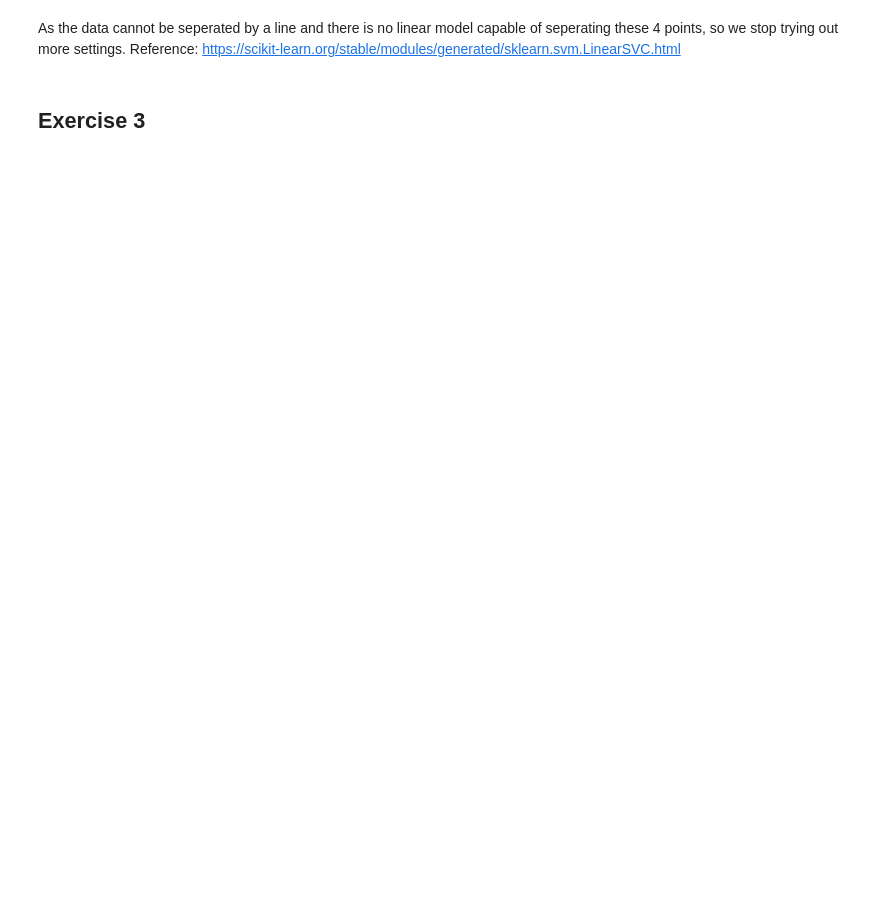
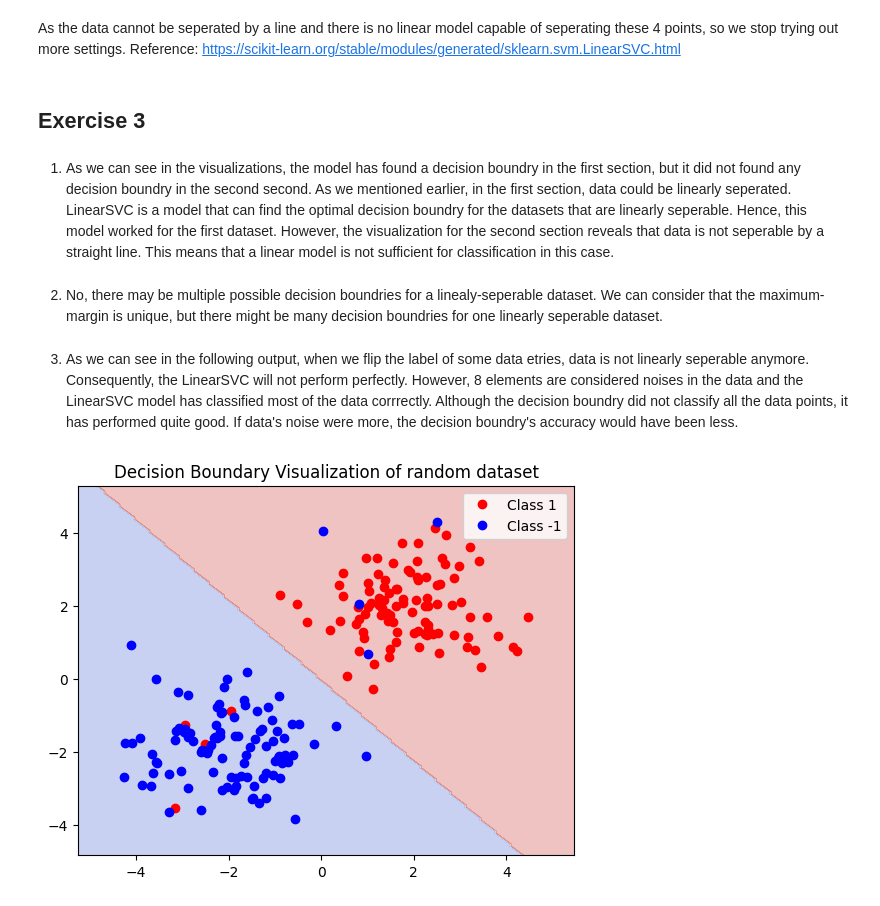
Before and after one commit to mahsaama/NeuralNetworks, a Jupyter notebook: Assignment1/assignment1.ipynb, the cells around one changed output. Saved outputs shown, nothing was run; the diff lists cells and outputs as text; code cells hidden in the pictures; blank space fills up the shorter version.

```diff
--- a/Assignment1/assignment1.ipynb
+++ b/Assignment1/assignment1.ipynb
@@ -147,3 +147,21 @@ As the data cannot be seperated by a line and there is no linear model capable o
 Reference: https://scikit-learn.org/stable/modules/generated/sklearn.svm.LinearSVC.html
 # %% [markdown]
 ## Exercise 3
+# %% [markdown]
+1. As we can see in the visualizations, the model has found a decision boundry in the first section, but it did not found any decision boundry in the second second. As we mentioned earlier, in the first section, data could be linearly seperated. LinearSVC is a model that can find the optimal decision boundry for the datasets that are linearly seperable. Hence, this model worked for the first dataset.
+However, the visualization for the second section reveals that data is not seperable by a straight line. This means that a linear model is not sufficient for classification in this case.
+# %% [markdown]
+2. No, there may be multiple possible decision boundries for a linealy-seperable dataset. We can consider that the maximum-margin is unique, but there might be many decision boundries for one linearly seperable dataset.
+# %% [markdown]
+3. As we can see in the following output, when we flip the label of some data etries, data is not linearly seperable anymore. Consequently, the LinearSVC will not perform perfectly. However, 8 elements are considered noises in the data and the LinearSVC model has classified most of the data corrrectly. Although the decision boundry did not classify all the data points, it has performed quite good. If data's noise were more, the decision boundry's accuracy would have been less.
+# %%
+X, y = random_data_generator()
+# %%
+# flipping y of the chosen indices
+indices = np.random.choice(y.shape[0], 8, replace=False)
+y[indices] *= -1
+# %%
+coef, intercept = linear_decision_boundary_finder(X, y)
+decision_boundary_visualization(X, y, coef, intercept, "random")
+# %% [output]
+[figure, added]
```
Also changed, not shown: parts of 5 cells of this notebook.
